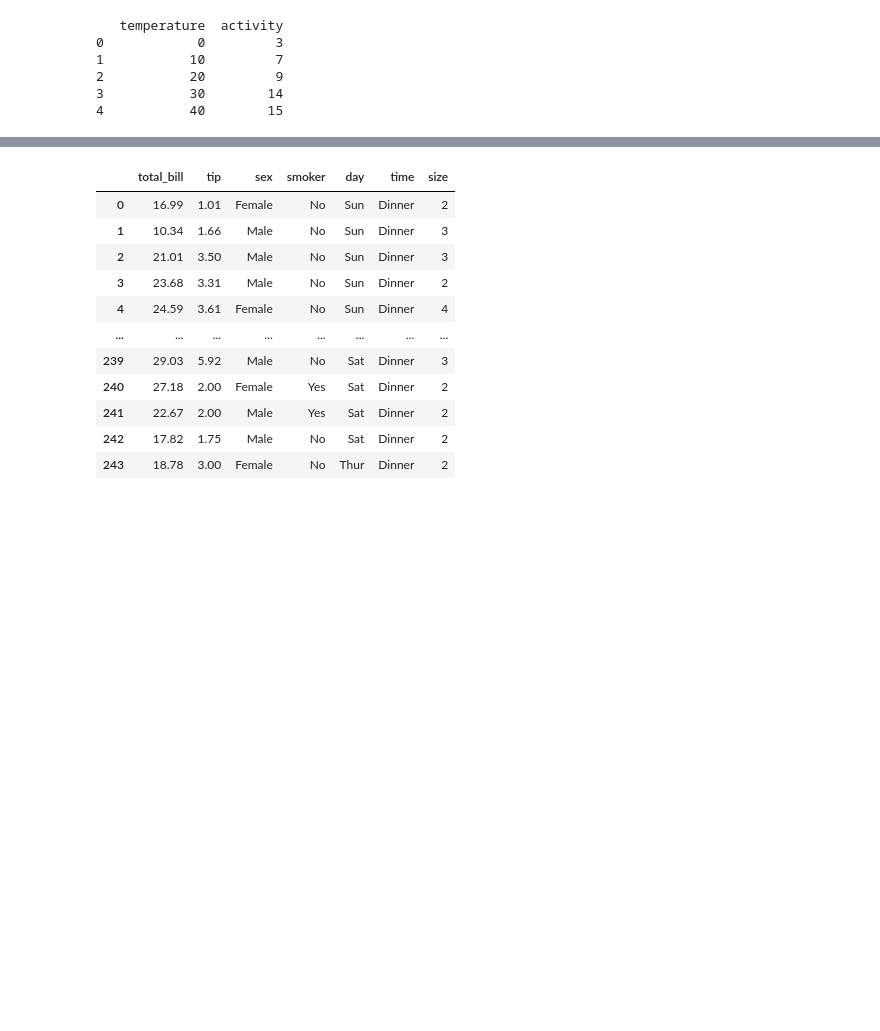
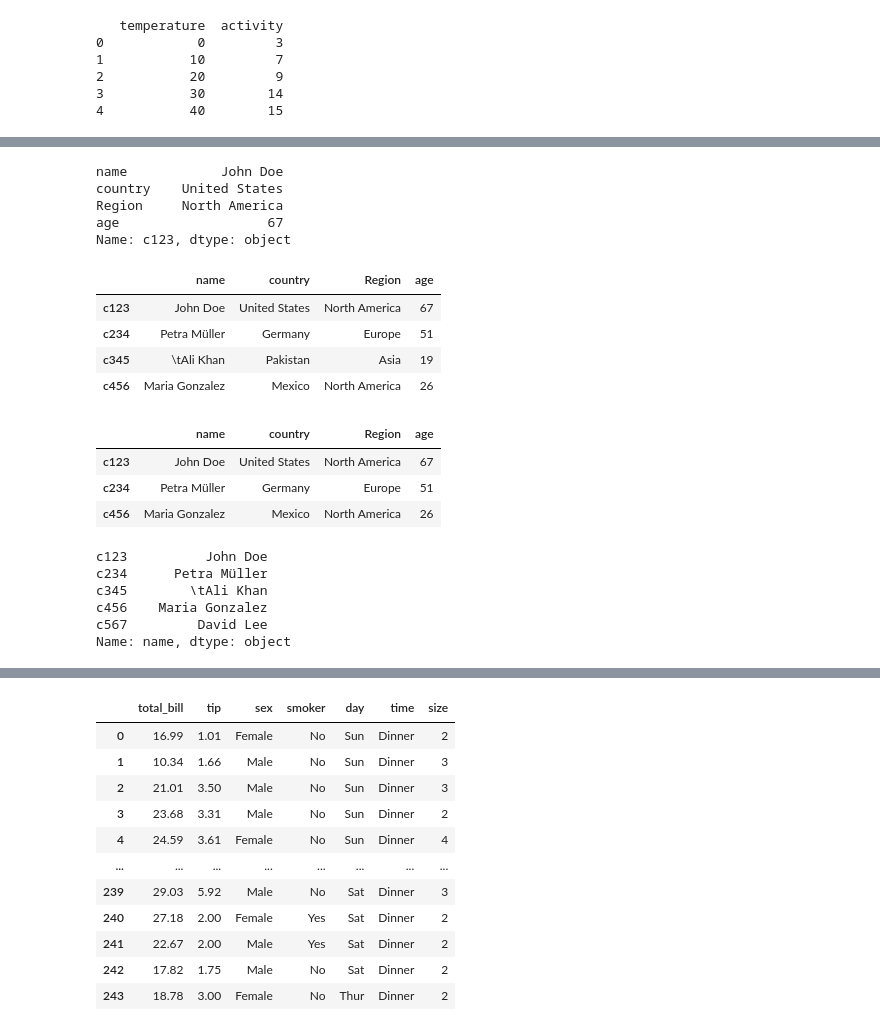
Before and after one commit to 00Bhuwan/module1-uba, a Jupyter notebook: module3/_32_pandas.ipynb, the cells around one changed output, grey strips where cells are left out. Cells and saved outputs as stored; diff of their text form; code cells hidden in the pictures; blank space fills up the shorter version.

```diff
--- a/module3/_32_pandas.ipynb
+++ b/module3/_32_pandas.ipynb
@@ -80,0 +120,28 @@ print(my_dataframe)
+# %%
+# single row
+df.loc['c123']
+# %% [output]
+name            John Doe
+country    United States
+Region     North America
+age                   67
+Name: c123, dtype: object
+# %%
+# multiple row
+df.loc[['c123', 'c456']]
+
+# multiple row using slicing
+df.loc['c123': 'c456']
+# %% [output]
+|  | name | country | Region | age |
+| c123 | John Doe | United States | North America | 67 |
+| c234 | Petra Müller | Germany | Europe | 51 |
+| c345 | \tAli Khan | Pakistan | Asia | 19 |
+| c456 | Maria Gonzalez | Mexico | North America | 26 |
+# %%
+df.loc[df['Region'] != 'Asia']
+# %% [output]
+|  | name | country | Region | age |
+| c123 | John Doe | United States | North America | 67 |
+| c234 | Petra Müller | Germany | Europe | 51 |
+| c456 | Maria Gonzalez | Mexico | North America | 26 |
@@ -80,0 +156,12 @@ print(my_dataframe)
+# %%
+# single column using .loc
+df.loc[:, "name"]
+# or
+df['name']
+# %% [output]
+c123          John Doe
+c234      Petra Müller
+c345        \tAli Khan
+c456    Maria Gonzalez
+c567         David Lee
+Name: name, dtype: object
```
Also changed, not shown: parts of 24 cells of this notebook, 3 other files.
